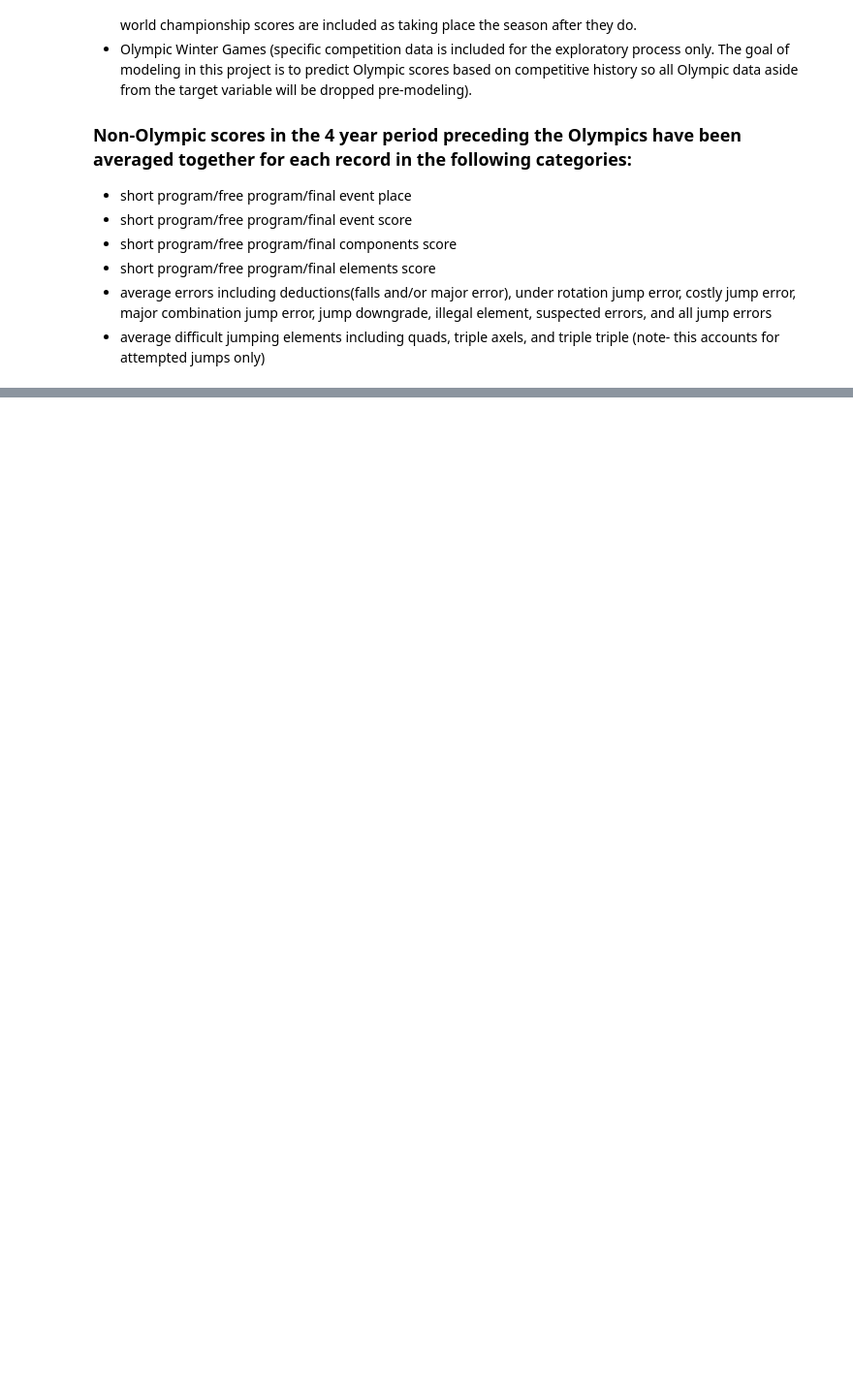
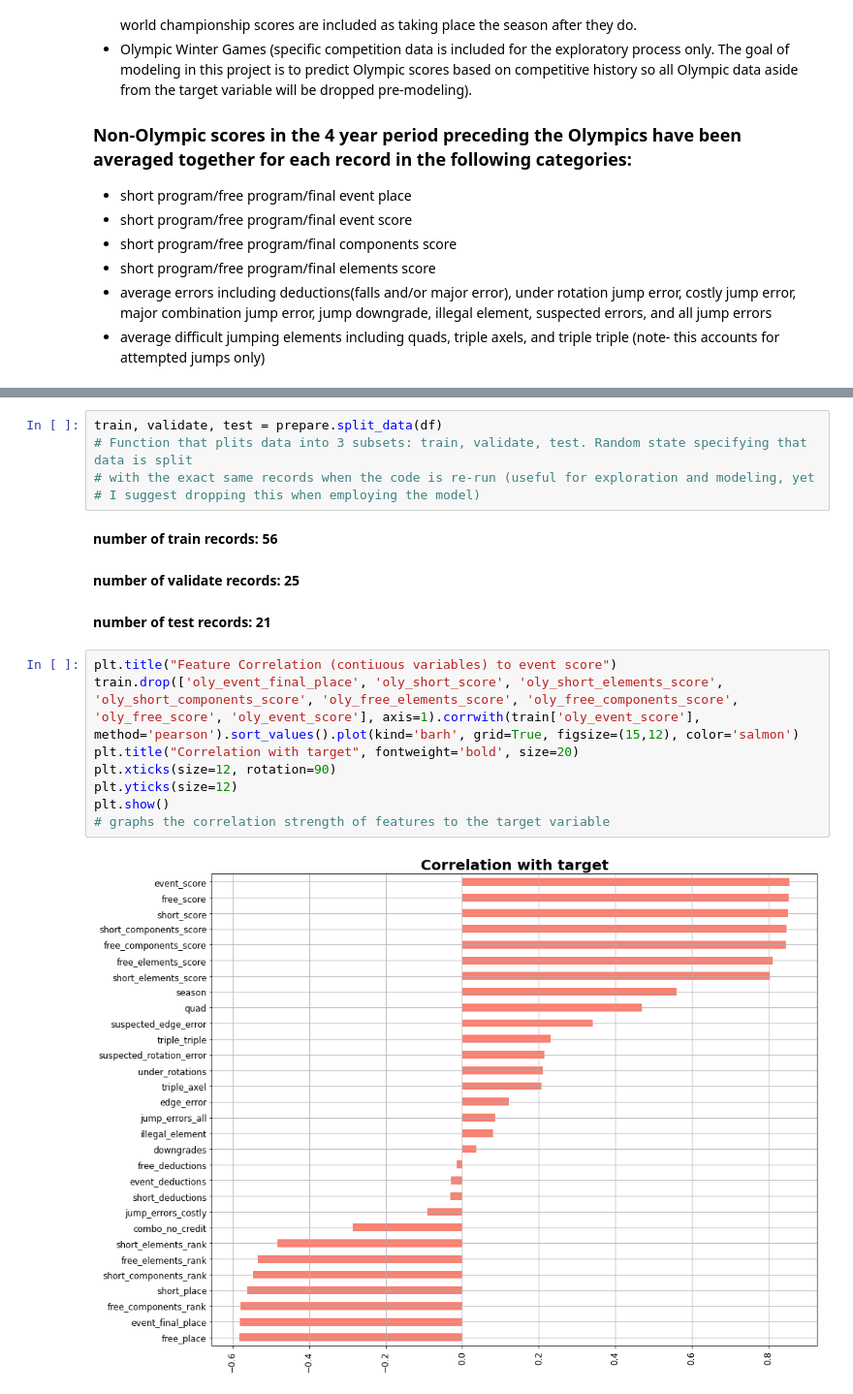
Before and after one commit to mindyshiben/skating_scores_project, a Jupyter notebook: final_report_skating_scores.ipynb, the cells around one changed output, grey strips where cells are left out. Shown: that part at 97% size. Drawn from its saved outputs; the diff is of its cells as text; blank space fills up the shorter version.

Commit message:
update_functions

```diff
--- a/final_report_skating_scores.ipynb
+++ b/final_report_skating_scores.ipynb
@@ -159,0 +172,19 @@ memory usage: 32.7+ KB
+# %%
+train, validate, test = prepare.split_data(df)
+# Function that plits data into 3 subsets: train, validate, test. Random state specifying that data is split
+# with the exact same records when the code is re-run (useful for exploration and modeling, yet
+# I suggest dropping this when employing the model)
+# %% [output]
+**number of train records: 56**
+**number of validate records: 25**
+**number of test records: 21**
+# %%
+plt.title("Feature Correlation (contiuous variables) to event score")
+train.drop(['oly_event_final_place', 'oly_short_score', 'oly_short_elements_score', 'oly_short_components_score', 'oly_free_elements_score', 'oly_free_components_score', 'oly_free_score', 'oly_event_score'], axis=1).corrwith(train['oly_event_score'], method='pearson').sort_values().plot(kind='barh', grid=True, figsize=(15,12), color='salmon')
+plt.title("Correlation with target", fontweight='bold', size=20)
+plt.xticks(size=12, rotation=90)
+plt.yticks(size=12)
+plt.show()
+# graphs the correlation strength of features to the target variable
+# %% [output]
+[figure, added]
```
Also changed, not shown: parts of 37 cells of this notebook, 4 other files.
